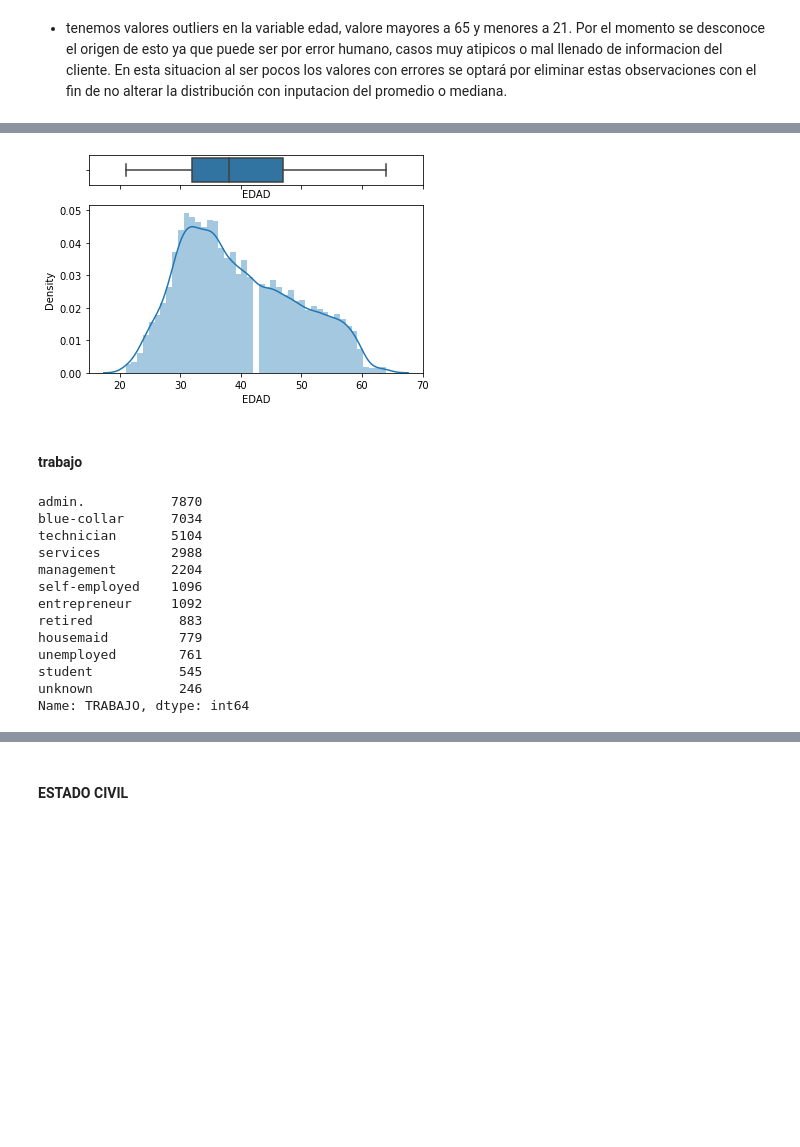
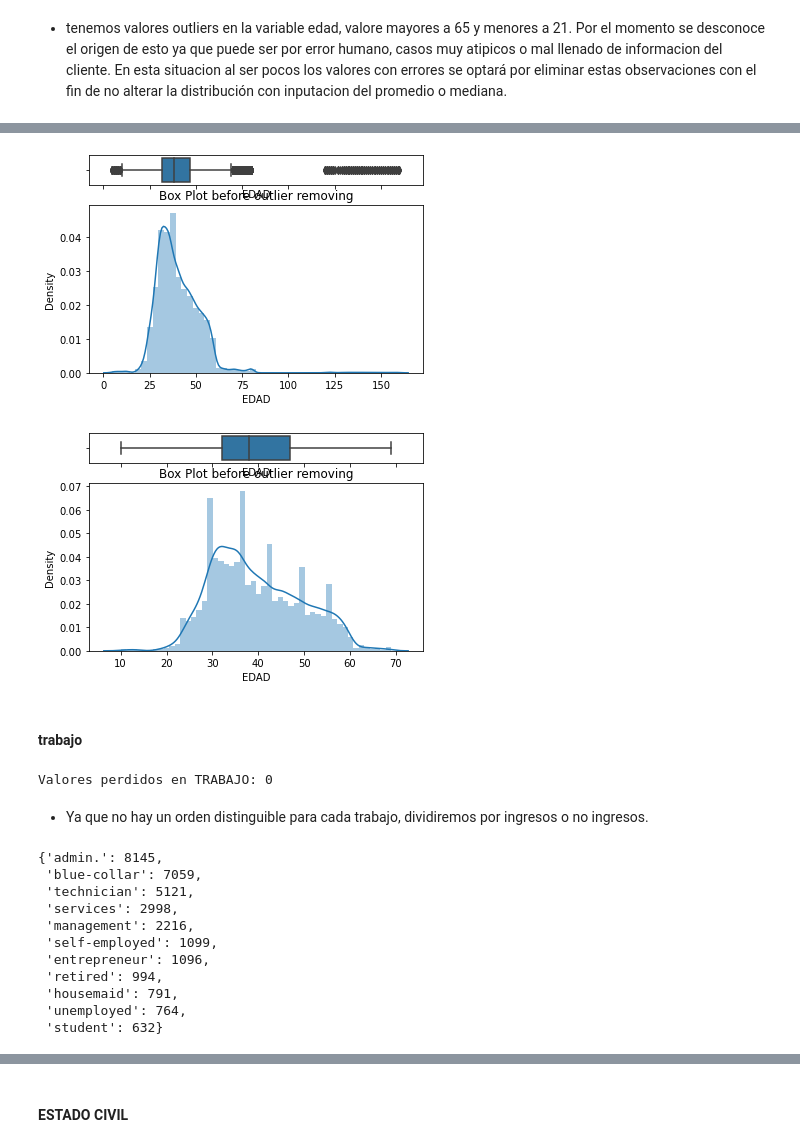
Before and after one commit to jesoto/Data_science_masters_pw, a Jupyter notebook: bcp/dev.ipynb, the cells around one changed output, grey strips where cells are left out. Cells and saved outputs as stored; diff of their text form; code cells hidden in the pictures; blank space fills up the shorter version.

```diff
--- a/bcp/dev.ipynb
+++ b/bcp/dev.ipynb
@@ -9,7 +9,11 @@ warnings.filterwarnings('ignore')
 
 from sklearn.preprocessing import OneHotEncoder
 # %%
-df = pd.read_csv('base_train.csv', sep=',')
+na_values = ["unknown"]
+
+df = pd.read_csv('base_train.csv',
+                 na_values=na_values,
+                 sep=',')
 # %%
 print(f"Cantidad de filas : {df.shape[0]}")
 print(f"Cantidad de columnas : {df.shape[1]}")
@@ -52,24 +58,51 @@ df
-# %%
-df = df[(df['EDAD'] <65) & (df['EDAD'] >20)]
-# %%
-plot_dist(df['EDAD'])
-# %% [output]
-[figure, removed]
+# %%
+for i in ['EDAD']:
+
+    f, (ax_box, ax_hist) = plt.subplots(2, sharex=True, gridspec_kw={"height_ratios": (.15, .85)})
+
+# assigning a graph to each ax
+    sns.boxplot(x =df[i], ax=ax_box)
+    sns.distplot(df[i], ax=ax_hist)
+    plt.title("Box Plot before outlier removing")
+    plt.show()
+    def drop_outliers(df, field_name):
+        iqr = 1.5 * (np.percentile(df[field_name], 75) - np.percentile(df[field_name], 25))
+        df.drop(df[df[field_name] > (iqr + np.percentile(df[field_name], 75))].index, inplace=True)
+        df.drop(df[df[field_name] < (np.percentile(df[field_name], 25) - iqr)].index, inplace=True)
+    drop_outliers(df, i)
+    f, (ax_box, ax_hist) = plt.subplots(2, sharex=True, gridspec_kw={"height_ratios": (.15, .85)})
+
+# assigning a graph to each ax
+    sns.boxplot(x =df[i], ax=ax_box)
+    sns.distplot(df[i], ax=ax_hist)
+    plt.title("Box Plot before outlier removing")
+    plt.show()
+# %% [output]
+[figure, added]
+[figure, added]
 # %% [markdown]
 #### trabajo
+# %%
+#imputamos con la moda ya que son pocos missings
+# Imputamos la variable TRABAJO con la moda
+df['TRABAJO'].fillna(df['TRABAJO'].mode()[0], inplace=True)
+print("Valores perdidos en TRABAJO: " +
+      str(df['TRABAJO'].isnull().sum()))
+# %% [output]
+Valores perdidos en TRABAJO: 0
+# %% [markdown]
+- Ya que no hay un orden distinguible para cada trabajo, dividiremos por ingresos o no ingresos.
 # %%
-df.TRABAJO.value_counts()
+df.TRABAJO.value_counts().to_dict()
 # %% [output]
-admin.           7870
-blue-collar      7034
-technician       5104
-services         2988
-management       2204
-self-employed    1096
-entrepreneur     1092
-retired           883
-housemaid         779
-unemployed        761
-student           545
-unknown           246
-Name: TRABAJO, dtype: int64
+{'admin.': 8145,
+ 'blue-collar': 7059,
+ 'technician': 5121,
+ 'services': 2998,
+ 'management': 2216,
+ 'self-employed': 1099,
+ 'entrepreneur': 1096,
+ 'retired': 994,
+ 'housemaid': 791,
+ 'unemployed': 764,
+ 'student': 632}
```
Also changed, not shown: parts of 49 cells of this notebook.
